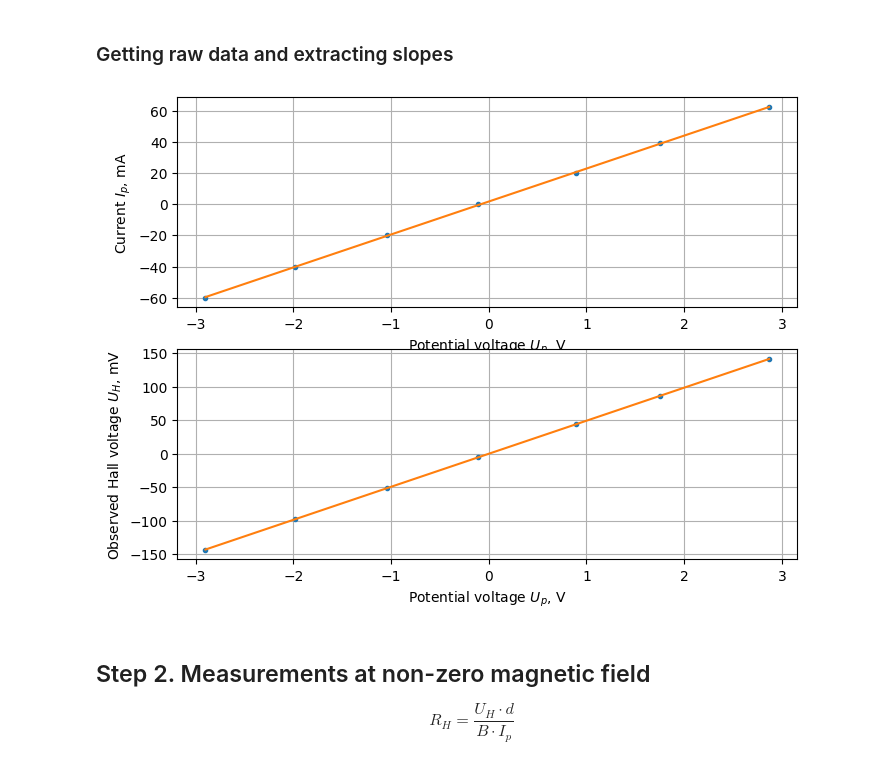
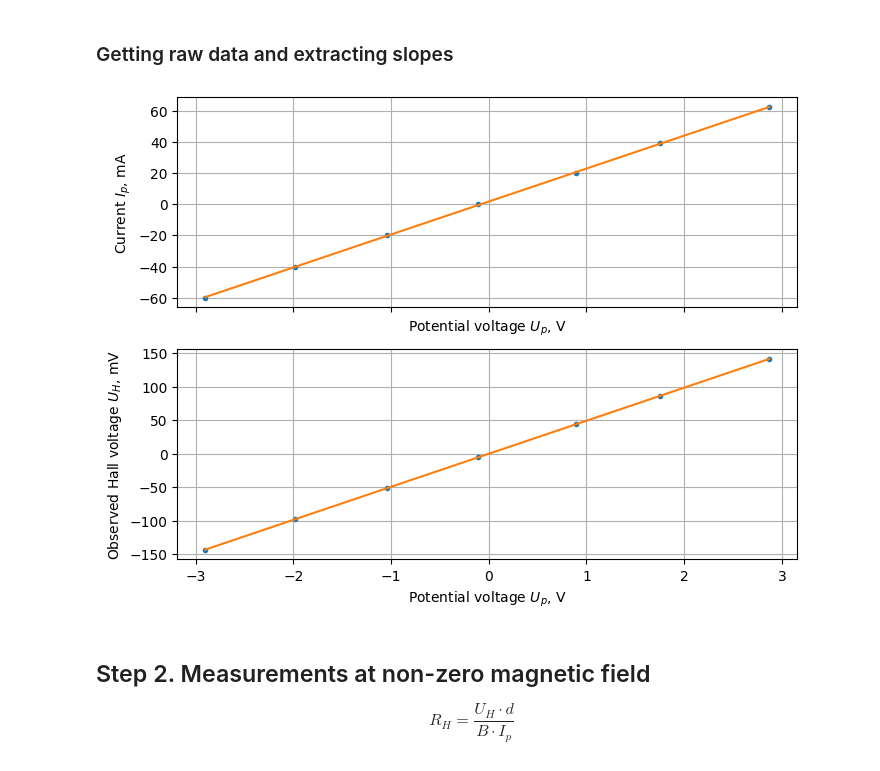
Before and after one commit to evgeny-kolonsky/Lab4, a Jupyter notebook: Hall/Hall_zeroB_measurements.ipynb, the cells around one changed output. Drawn from its saved outputs; the diff is of its cells as text; code cells hidden in the pictures.

```diff
--- a/Hall/Hall_zeroB_measurements.ipynb
+++ b/Hall/Hall_zeroB_measurements.ipynb
@@ -101,35 +101,42 @@ zero = '''
 -40 -1983 -97.30
 -20 -1046 -51.36
 0 -106 -5.25
 20 891 43.83
 39 1754 86.20
 62 2869 141.20
 '''
 
 Ip, Up, Uh = np.genfromtxt(zero.splitlines()).T
 Ip *= 1e-3
 Up *= 1e-3
 Uh *= 1e-3
 
-fig, ax = plt.subplots(2, 1, figsize=(8, 6))
+# uncertaities
+Ip_err = 1e-3 #mA
+Ip_rel = Ip_err / Ip
+U_err = 1e3 #mV
+Uh_rel = U_err / Up
+
+
+fig, ax = plt.subplots(2, 1, figsize=(8, 6), sharex=True)
 fit_conductivity = linregress(Up, Ip)
 fit_leak = linregress(Up, Uh)
 beta, U0 = fit_leak.slope, fit_leak.intercept
 
 ax[0].plot(Up, Ip*1e3, '.')
 ax[0].plot(Up, 1e3*(fit_conductivity.intercept + fit_conductivity.slope * Up))
 ax[0].set_xlabel(r'Potential voltage $U_p$, V')
 ax[0].set_ylabel(r"Current $I_p$, mA")
 ax[0].grid()
 
 
 ax[1].plot(Up, Uh*1e3, '.')
 ax[1].plot(Up, (beta*Up + U0)*1e3)
 ax[1].set_xlabel(r'Potential voltage $U_p$, V')
 ax[1].set_ylabel(r"Observed Hall voltage $U_H$, mV")
 ax[1].grid()
 # %% [output]
-[figure, old version]
+[figure, new version]
 # %% [markdown]
 ## Step 2. Measurements at non-zero magnetic field
 
```
Also changed, not shown: parts of 5 cells of this notebook.
